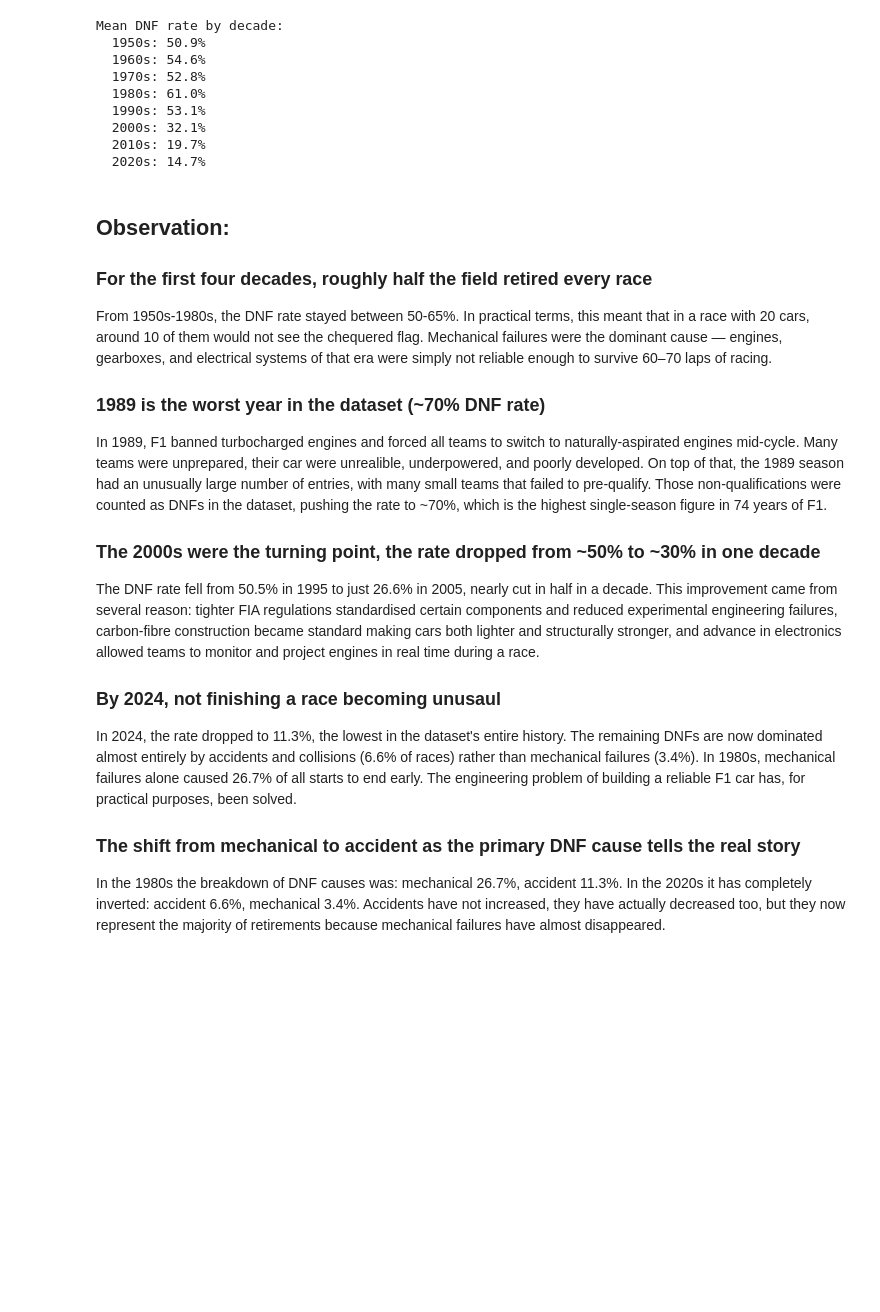
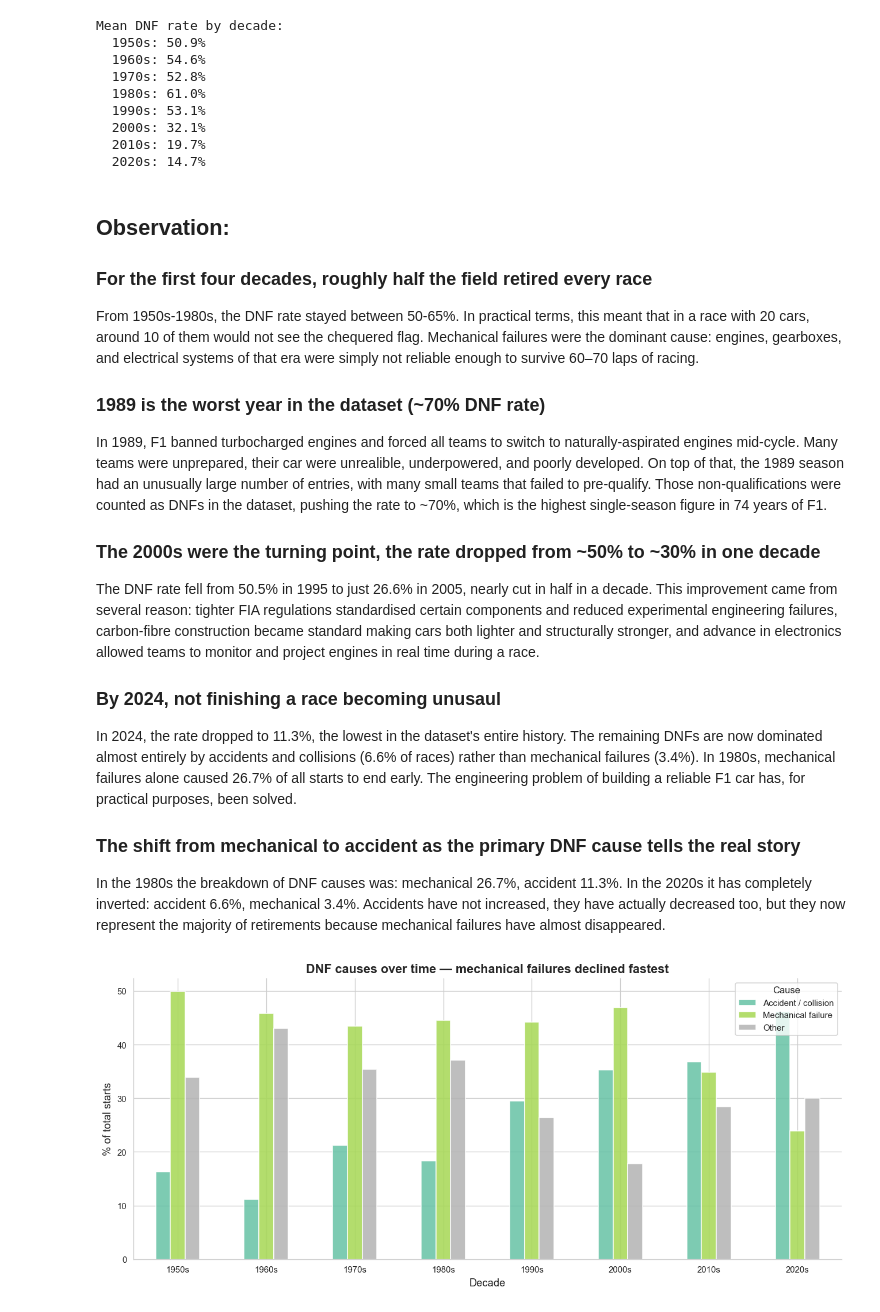
Before and after one commit to Phuwasinn/Internship, a Jupyter notebook: Day_9/data_exploration.ipynb, the cells around one changed output. Cells and saved outputs as stored; diff of their text form; code cells hidden in the pictures; blank space fills up the shorter version.

Commit message:
Exploring F1 Dataset history: Deeper analysis about are modern cars so advanced that failures have nearly disappeared

```diff
--- a/Day_9/data_exploration.ipynb
+++ b/Day_9/data_exploration.ipynb
@@ -1031,7 +1031,7 @@ Mean DNF rate by decade:
 # %% [markdown]
 ## Observation:
 ### For the first four decades, roughly half the field retired every race
-From 1950s-1980s, the DNF rate stayed between 50-65%. In practical terms, this meant that in a race with 20 cars, around 10 of them would not see the chequered flag. Mechanical failures were the dominant cause — engines, gearboxes, and electrical systems of that era were simply not reliable enough to survive 60–70 laps of racing.
+From 1950s-1980s, the DNF rate stayed between 50-65%. In practical terms, this meant that in a race with 20 cars, around 10 of them would not see the chequered flag. Mechanical failures were the dominant cause: engines, gearboxes, and electrical systems of that era were simply not reliable enough to survive 60–70 laps of racing.
 
 ### 1989 is the worst year in the dataset (~70% DNF rate)
 In 1989, F1 banned turbocharged engines and forced all teams to switch to naturally-aspirated engines mid-cycle. Many teams were unprepared, their car were unrealible, underpowered, and poorly developed. On top of that, the 1989 season had an unusually large number of entries, with many small teams that failed to pre-qualify. Those non-qualifications were counted as DNFs in the dataset, pushing the rate to ~70%, which is the highest single-season figure in 74 years of F1.
@@ -1044,3 +1044,42 @@ In 2024, the rate dropped to 11.3%, the lowest in the dataset's entire history.
 
 ### The shift from mechanical to accident as the primary DNF cause tells the real story
 In the 1980s the breakdown of DNF causes was: mechanical 26.7%, accident 11.3%. In the 2020s it has completely inverted: accident 6.6%, mechanical 3.4%. Accidents have not increased, they have actually decreased too, but they now represent the majority of retirements because mechanical failures have almost disappeared.
+# %%
+dnf_reasons = (
+    res_status[dnf_mask]
+    .copy()
+)
+
+mechanical = ["Engine","Gearbox","Transmission","Hydraulics","Electrical",
+              "Clutch","Turbo","Suspension","Brakes","Differential",
+              "Fuel system","Oil pressure","Cooling","Fuel pump","Tyre"]
+accident_kws = ["Accident","Collision","Spun off","Damage","Debris"]
+
+def categorize(s):
+    if any(m.lower() in s.lower() for m in mechanical):
+        return "Mechanical failure"
+    if any(a.lower() in s.lower() for a in accident_kws):
+        return "Accident / collision"
+    return "Other"
+
+dnf_reasons["category"] = dnf_reasons["status"].apply(categorize)
+dnf_reasons["decade"] = (dnf_reasons["year"] // 10) * 10
+
+dnf_cat_decade = (
+    dnf_reasons.groupby(["decade","category"]).size()
+    .unstack(fill_value=0)
+    .div(dnf_reasons.groupby("decade").size(), axis=0) * 100
+)
+
+fig, ax = plt.subplots(figsize=(11, 5))
+dnf_cat_decade.plot(kind="bar", ax=ax, colormap="Set2", alpha=0.85)
+ax.set_xlabel("Decade"); ax.set_ylabel("% of total starts")
+ax.set_title("DNF causes over time — mechanical failures declined fastest",
+             fontweight="bold")
+ax.set_xticklabels([f"{int(d)}s" for d in dnf_cat_decade.index], rotation=0)
+ax.legend(title="Cause", fontsize=9)
+plt.tight_layout()
+plt.savefig(f"{SAVE}dnf_causes_over_time.png", bbox_inches="tight")
+plt.show()
+# %% [output]
+[figure, added]
```
Also changed, not shown: parts of 2 cells of this notebook, 2 other files.
